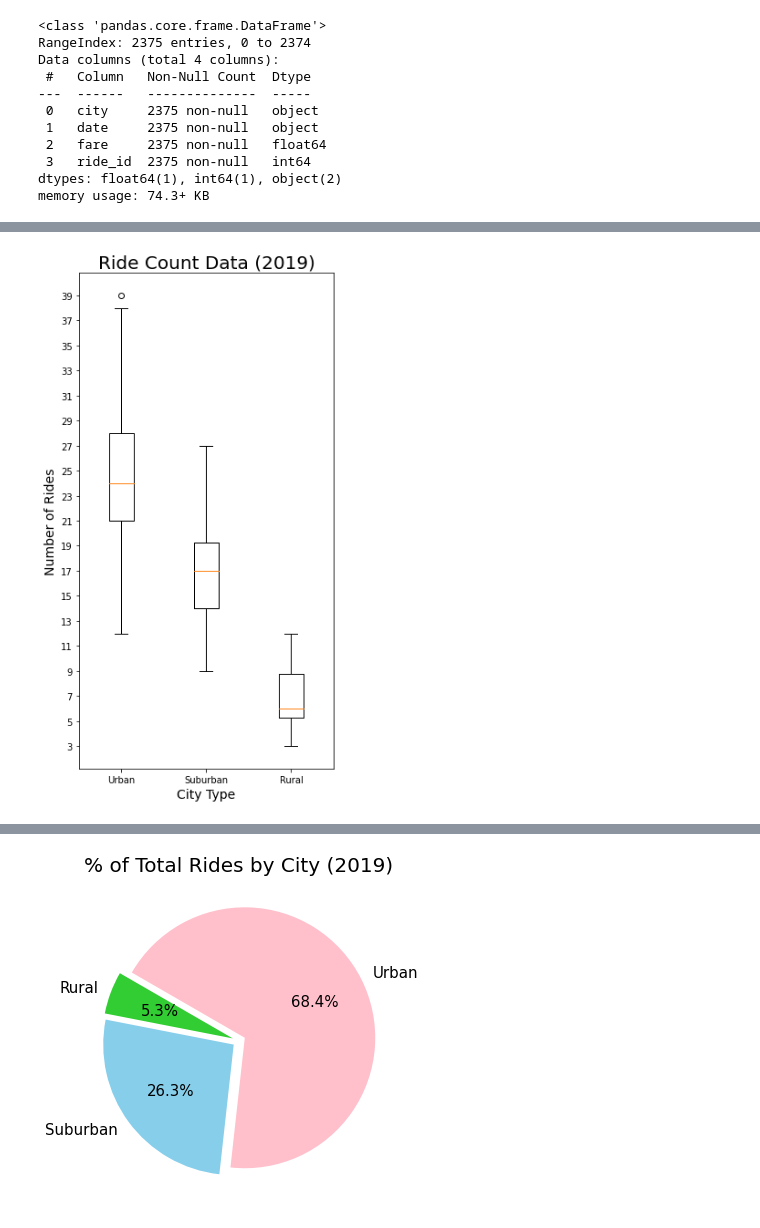
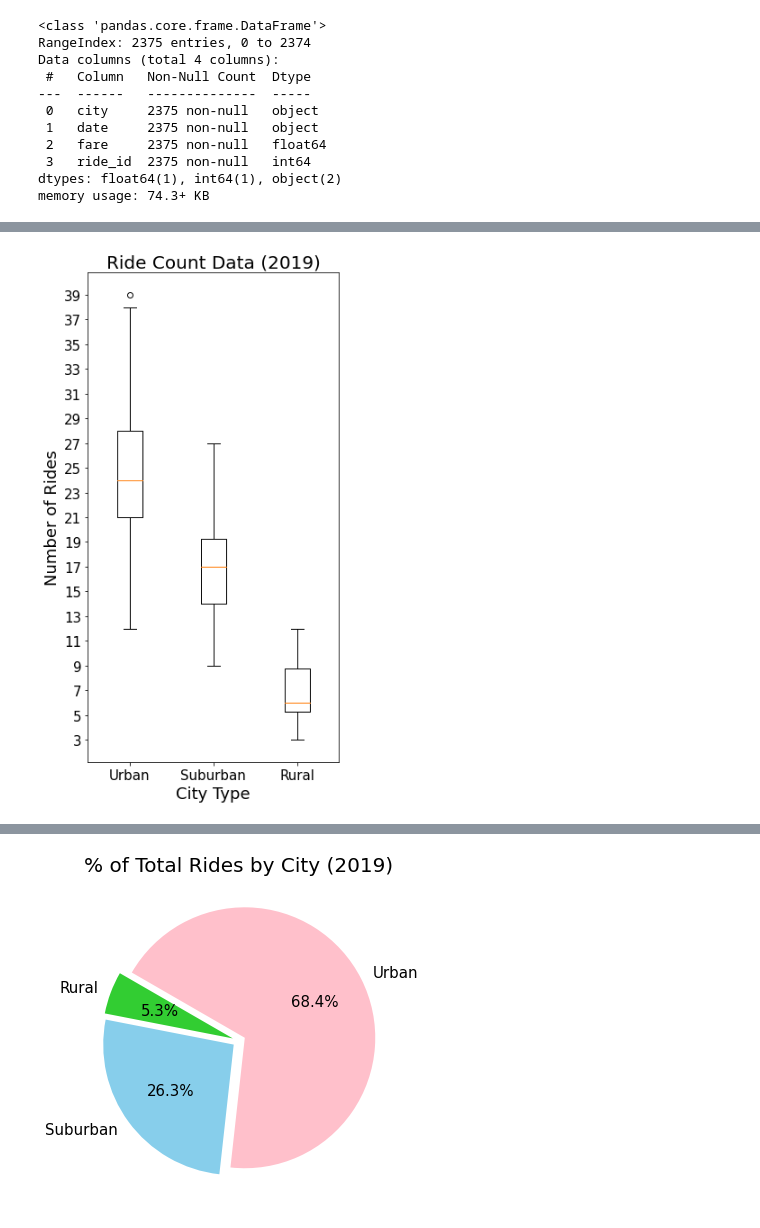
Before and after one commit to Bag0niku/PyBer_Analysis, a Jupyter notebook: Pyber_Challenge.ipynb, the cells around one changed output, grey strips where cells are left out. Saved outputs shown, nothing was run; the diff lists cells and outputs as text; code cells hidden in the pictures.

```diff
--- a/Pyber_Challenge.ipynb
+++ b/Pyber_Challenge.ipynb
@@ -43,6 +43,7 @@ memory usage: 74.3+ KB
 # %%
 all_data = ride_data.merge(city_data, on='city')
 all_data['date'] = pd.to_datetime(all_data['date'])
+all_data.sort_values(['date'], ascending=True, inplace=True)
 all_data
 # %% [output]
 |  | city | date | fare | ride_id | driver_count | type |
@@ -100,16 +103,16 @@ fig.savefig(png)
 # %%
 fig1, ax1 = plt.subplots(figsize=(5, 10))
 ride_count = [urban_ride_count, suburban_ride_count, rural_ride_count]
 x_labels = ["Urban", "Suburban", "Rural"]
 ax1.boxplot(x=ride_count, labels=x_labels)
-ax1.set_xlabel('City Type', fontsize='14')
+ax1.set_xlabel('City Type', fontsize='18')
 ax1.set_title('Ride Count Data (2019)', fontsize='20')
 ax1.set_yticks(np.arange(min(all_data.groupby(['city'])['ride_id'].count()),max(all_data.groupby(['city'])['ride_id'].count())+2, 2))
-ax1.set_ylabel('Number of Rides', fontsize='14')
+ax1.set_ylabel('Number of Rides', fontsize='18')
 png1 = os.path.join('Analysis','Ride_Count_Data_2019.png')
-fig1.savefig(png1)
+fig1.savefig(png1, transparent=False, facecolor='w')
 # %% [output]
-[figure, old version]
+[figure, new version]
 # %%
 fig2, ax2 = plt.subplots(figsize=(5, 10))
 driver_count = [urban_driver_count, suburban_driver_count, rural_driver_count]
```
Also changed, not shown: parts of 19 cells of this notebook, 11 other files.
